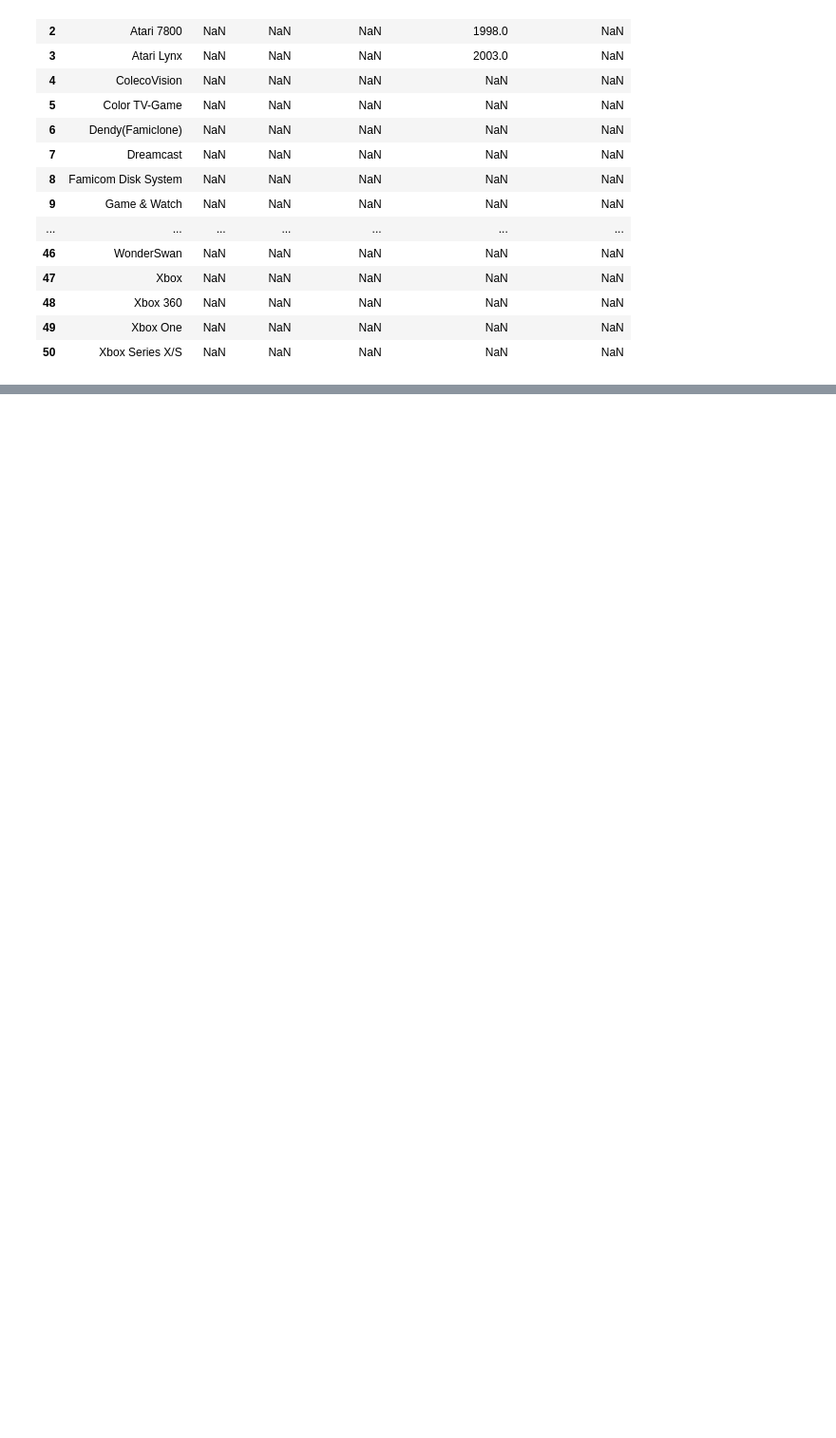
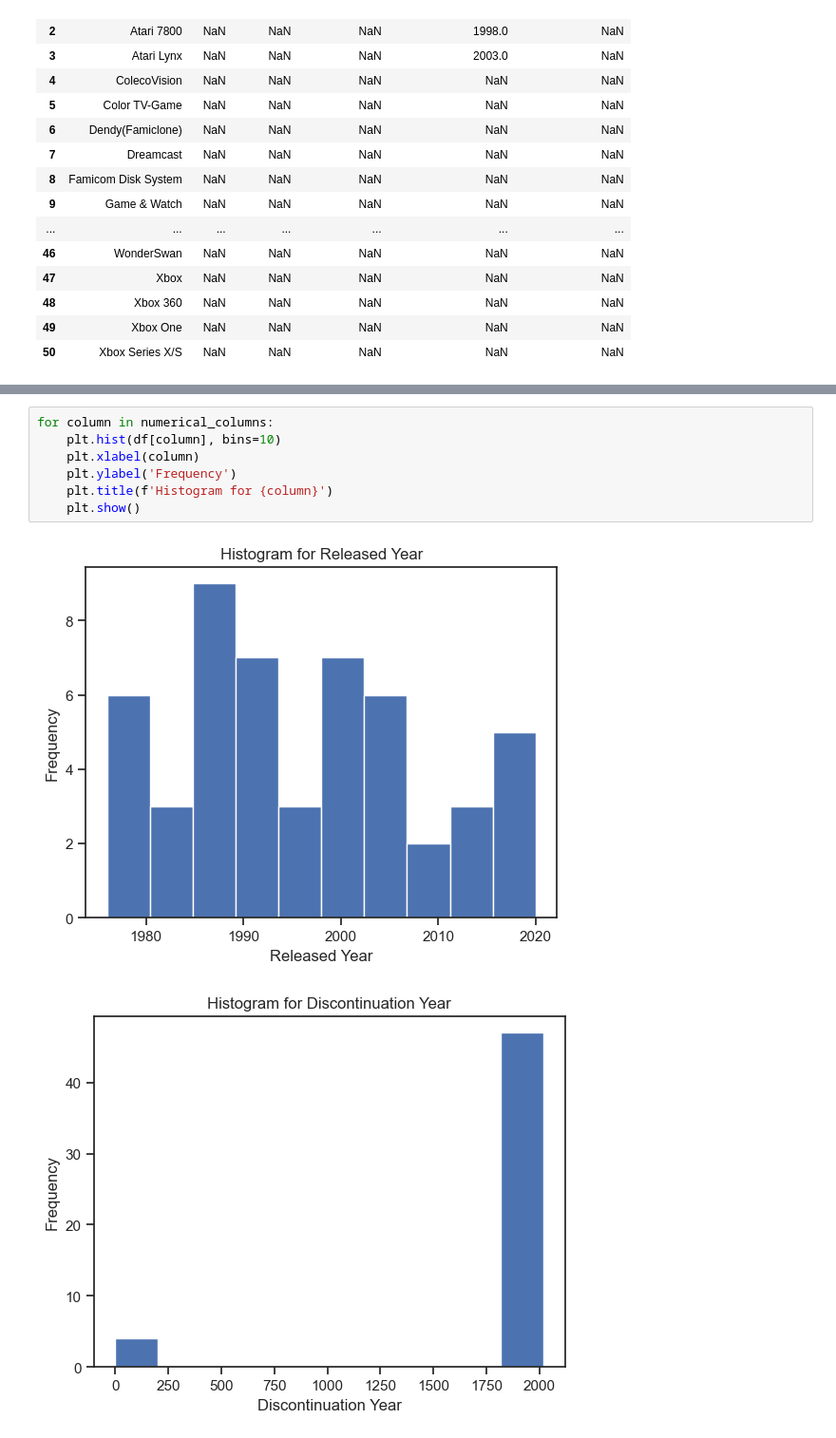
Before and after one commit to JennieJo/final-exam, a Jupyter notebook: main.ipynb, the cells around one changed output, grey strips where cells are left out. Shown at 95% size. Saved outputs shown, nothing was run; the diff lists cells and outputs as text; blank space fills up the shorter version.

```diff
--- a/main.ipynb
+++ b/main.ipynb
@@ -180,0 +247,10 @@ dtype: int64
+# %%
+for column in numerical_columns:
+    plt.hist(df[column], bins=10)
+    plt.xlabel(column)
+    plt.ylabel('Frequency')
+    plt.title(f'Histogram for {column}')
+    plt.show()
+# %% [output]
+[figure, added]
+[figure, added]
```
Also changed, not shown: parts of 18 cells of this notebook.
